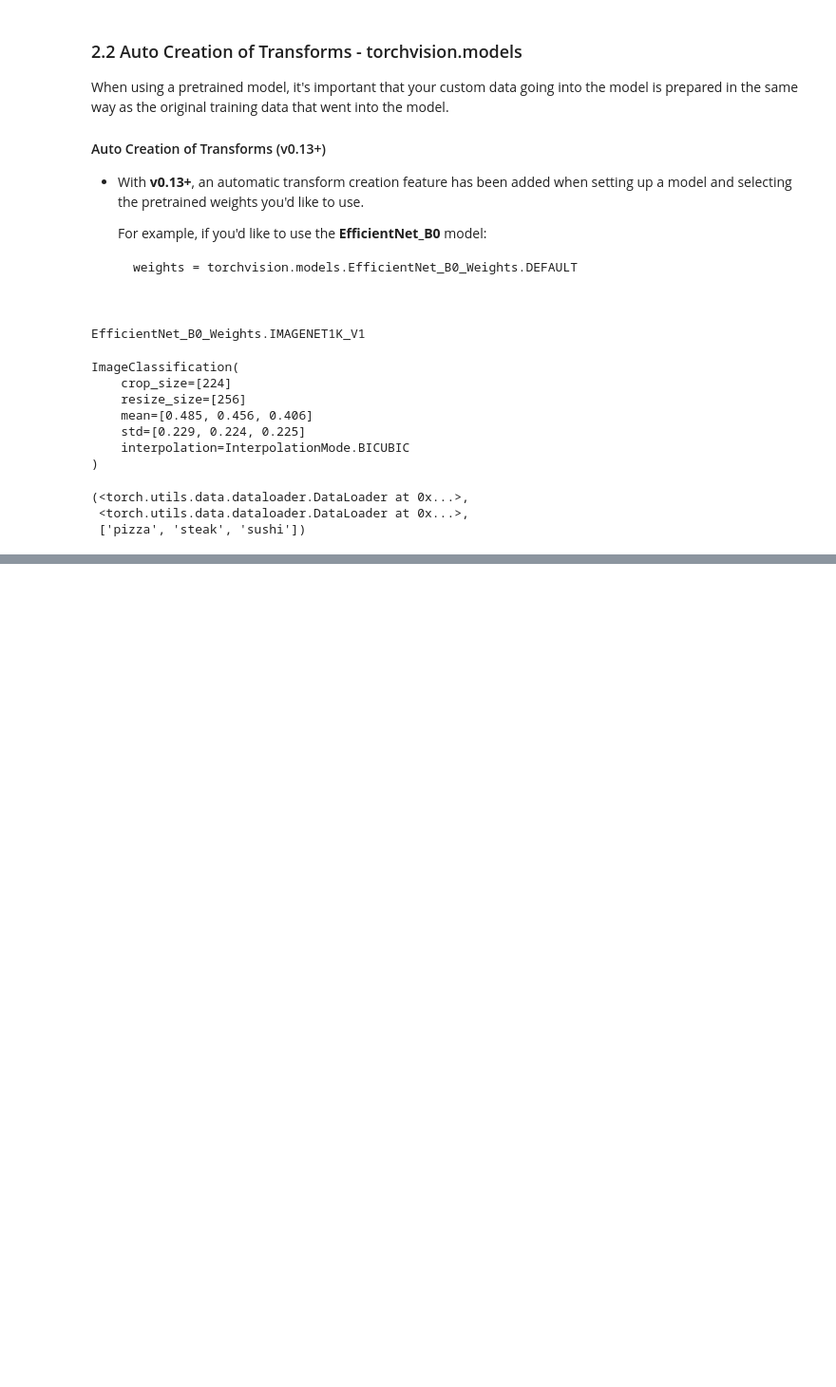
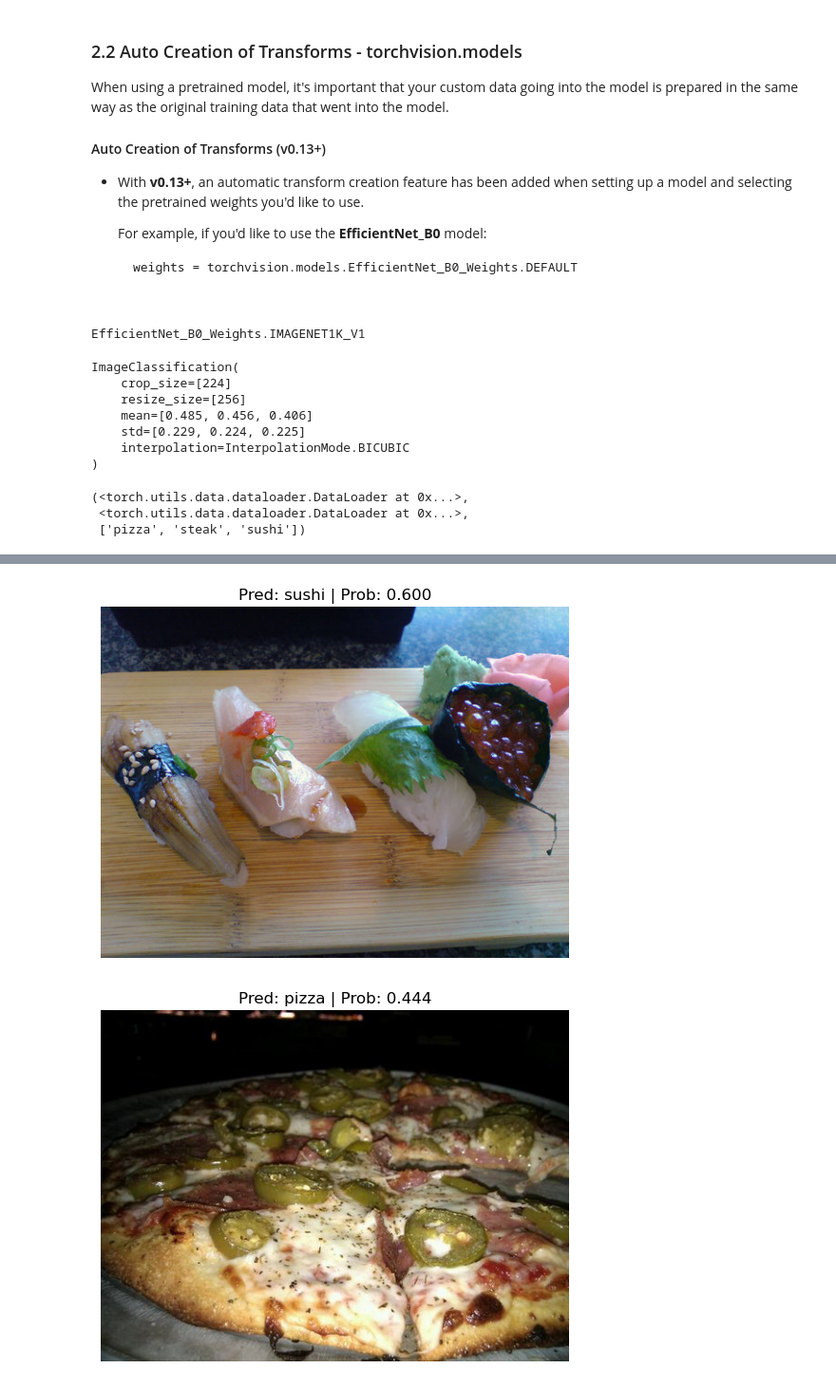
Before and after one commit to CYBki/Food-classification, a Jupyter notebook: Transfer__learning/PyTorch_transfer_learning.ipynb, the cells around one changed output, grey strips where cells are left out. Shown at 95% size. Saved outputs shown, nothing was run; the diff lists cells and outputs as text; code cells hidden in the pictures; blank space fills up the shorter version.

```diff
--- a/Transfer__learning/PyTorch_transfer_learning.ipynb
+++ b/Transfer__learning/PyTorch_transfer_learning.ipynb
@@ -183,0 +268,14 @@ train_dataloader, test_dataloader, class_names
+# %%
+# Set the manual seeds
+torch.manual_seed(42)
+torch.cuda.manual_seed(42)
+
+# Get the length of class_names (one output unit for each class)
+output_shape = len(class_names)
+
+# Recreate the classifier layer and seed it to the target device
+model.classifier = torch.nn.Sequential(
+    torch.nn.Dropout(p=0.2, inplace=True),
+    torch.nn.Linear(in_features=1280,
+                    out_features=output_shape, # same number of output units as our number of classes
+                    bias=True)).to(device)
@@ -183,0 +425,18 @@ train_dataloader, test_dataloader, class_names
+# %%
+# Get a random list of image paths from test set
+import random
+num_images_to_plot = 3
+test_image_path_list = list(Path(test_dir).glob("*/*.jpg")) # get list all image paths from test data
+test_image_path_sample = random.sample(population=test_image_path_list, # go through all of the test image paths
+                                       k=num_images_to_plot) # randomly select 'k' image paths to pred and plot
+
+# Make predictions on and plot the images
+for image_path in test_image_path_sample:
+    pred_and_plot_image(model=model,
+                        image_path=image_path,
+                        class_names=class_names,
+                        # transform=weights.transforms(), # optionally pass in a specified transform from our pretrained model weights
+                        image_size=(224, 224))
+# %% [output]
+[figure, added]
+[figure, added]
```
Also changed, not shown: parts of 19 cells of this notebook, 2 other files.
